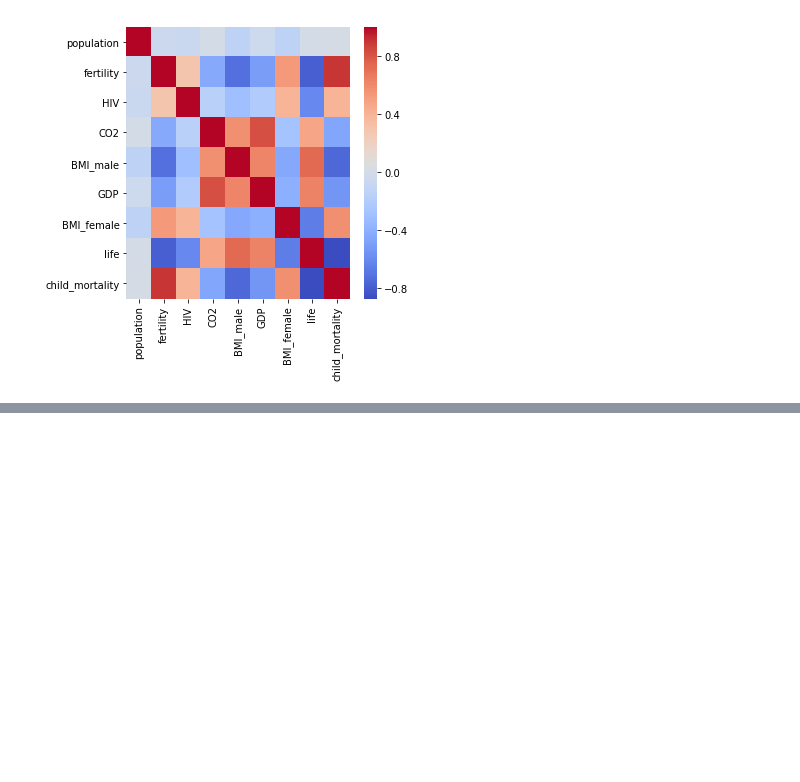
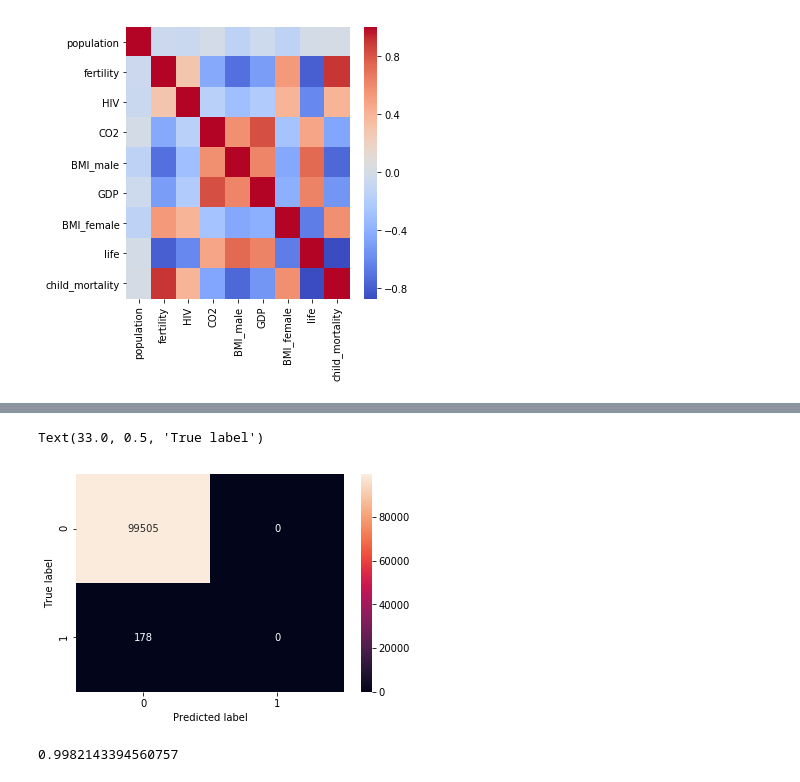
Before and after one commit to dunck/3803ict-bda, a Jupyter notebook: week04/journal.ipynb, the cells around one changed output, grey strips where cells are left out. Cells and saved outputs as stored; diff of their text form; code cells hidden in the pictures; blank space fills up the shorter version.

```diff
--- a/week04/journal.ipynb
+++ b/week04/journal.ipynb
@@ -205,0 +230,29 @@ sns.scatterplot(data=gapminder, x="fertility", y="life")
+# %%
+# Predicting with logistic regression
+
+from sklearn.linear_model import LogisticRegression
+
+cc_x = df["Amount"]
+cc_y = df["Class"]
+
+cc_x_train, cc_x_test, cc_y_train, cc_y_test = train_test_split(cc_x,
+                                                                cc_y,
+                                                                test_size = 0.35,
+                                                                random_state=52)
+
+clf = LogisticRegression(random_state=0,
+                         solver='lbfgs',
+                         multi_class='multinomial').fit(cc_x_train.values.reshape(-1,1), cc_y_train)
+
+cc_y_pred = clf.predict(cc_x_test.values.reshape(-1,1))
+# %%
+plt3 = sns.heatmap(confusion_matrix(cc_y_test, cc_y_pred), annot=True, fmt='g')
+plt3.set_xlabel("Predicted label")
+plt3.set_ylabel("True label")
+# %% [output]
+Text(33.0, 0.5, 'True label')
+[figure, added]
+# %%
+metrics.accuracy_score(cc_y_test, cc_y_pred)
+# %% [output]
+0.9982143394560757
```
Also changed, not shown: parts of 13 cells of this notebook.
